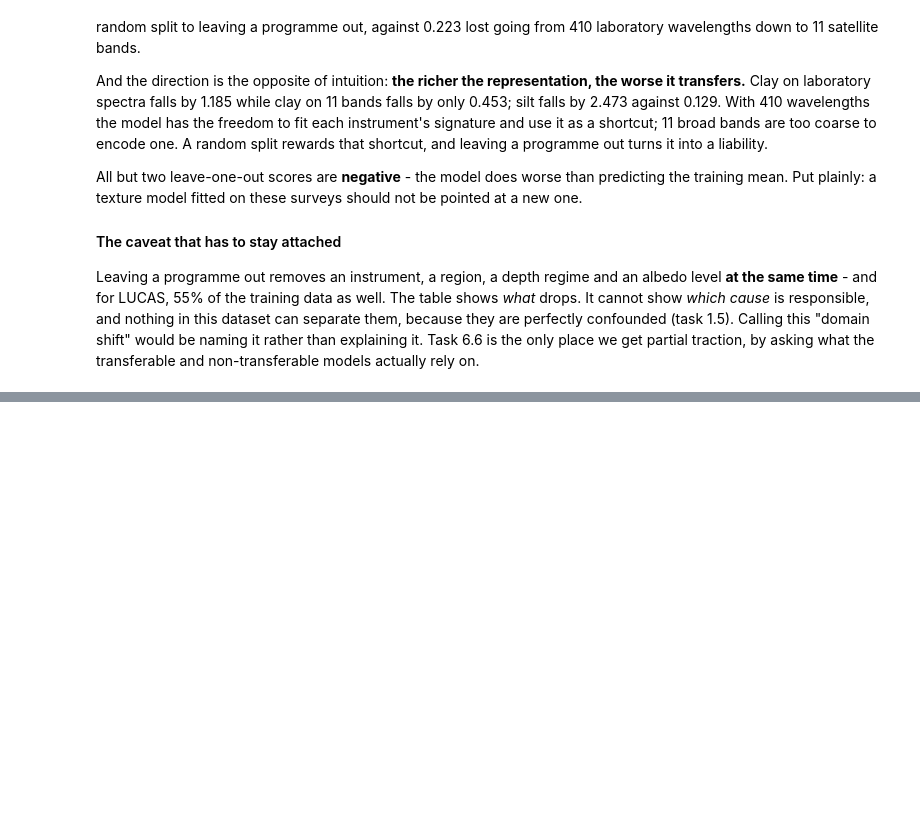
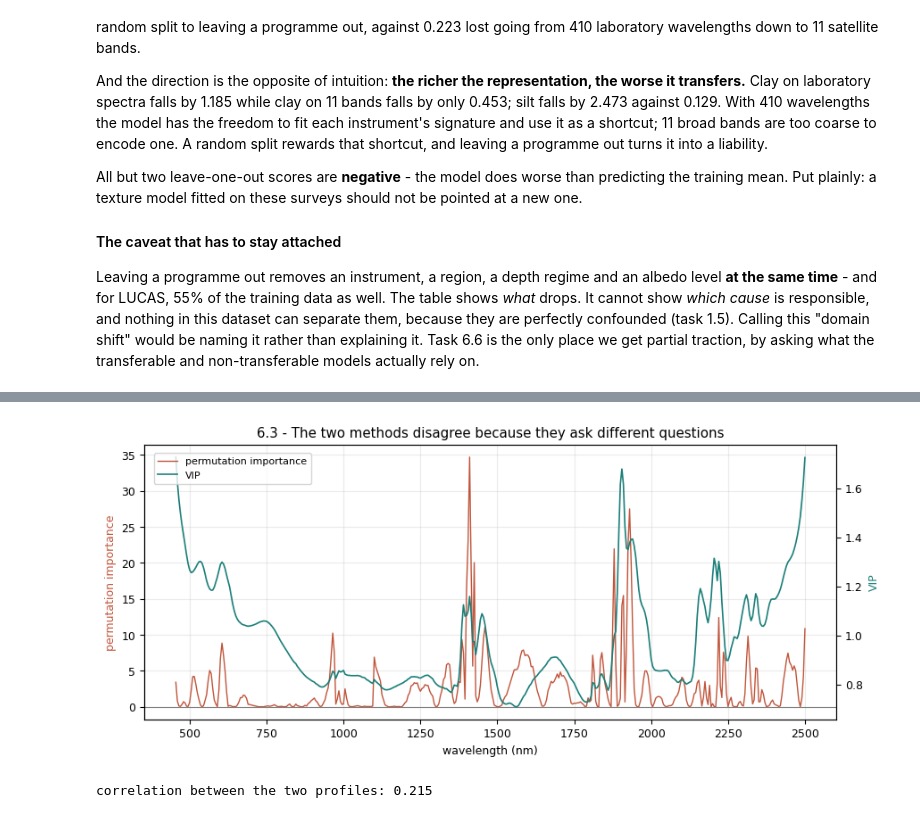
Before and after one commit to Abdelmalek05/soil-texture-from-spectra, a Jupyter notebook: soil_texture_lab.ipynb, the cells around one changed output, grey strips where cells are left out. Cells and saved outputs as stored; diff of their text form; code cells hidden in the pictures; blank space fills up the shorter version.

```diff
--- a/soil_texture_lab.ipynb
+++ b/soil_texture_lab.ipynb
@@ -939,0 +1009,17 @@ traction, by asking what the transferable and non-transferable models actually r
+# %%
+# task 6.3: the two methods on the same axes
+fig, ax1 = plt.subplots(figsize=(10, 4))
+ax1.plot(WL410, perm, lw=1, color="#c1553b", label="permutation importance")
+ax1.set_xlabel("wavelength (nm)"); ax1.set_ylabel("permutation importance", color="#c1553b")
+ax1.axhline(0, color="grey", lw=0.8)
+ax2 = ax1.twinx()
+ax2.plot(WL410, vip_scores, lw=1.2, color="#1b7f79", label="VIP")
+ax2.set_ylabel("VIP", color="#1b7f79"); ax2.grid(False)
+fig.legend(loc="upper left", bbox_to_anchor=(0.13, 0.87), fontsize=8)
+plt.title("6.3 - The two methods disagree because they ask different questions")
+save_fig("6.3"); plt.show()
+
+print("correlation between the two profiles:", round(np.corrcoef(perm, vip_scores)[0, 1], 3))
+# %% [output]
+[figure, added]
+correlation between the two profiles: 0.215
```
Also changed, not shown: parts of 8 cells of this notebook, 6 other files.
